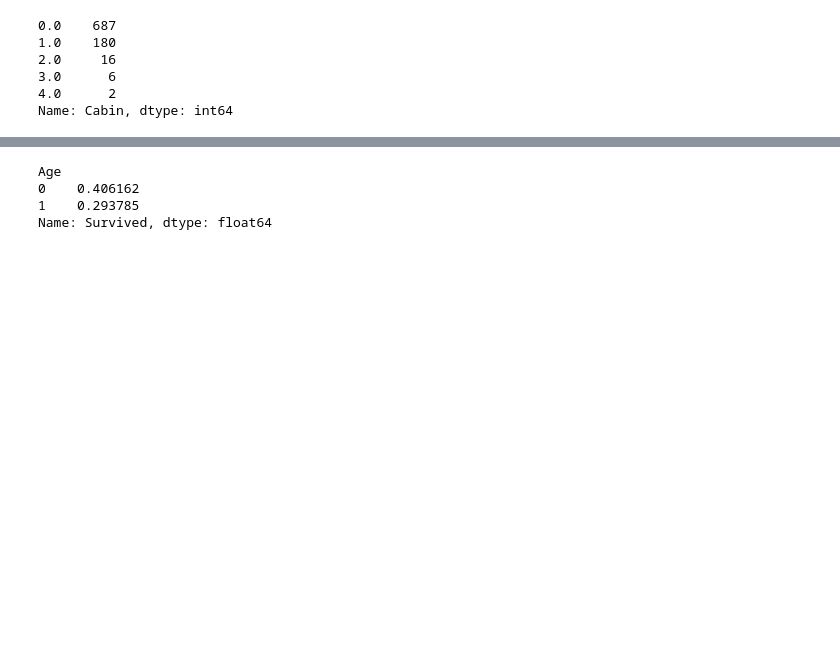
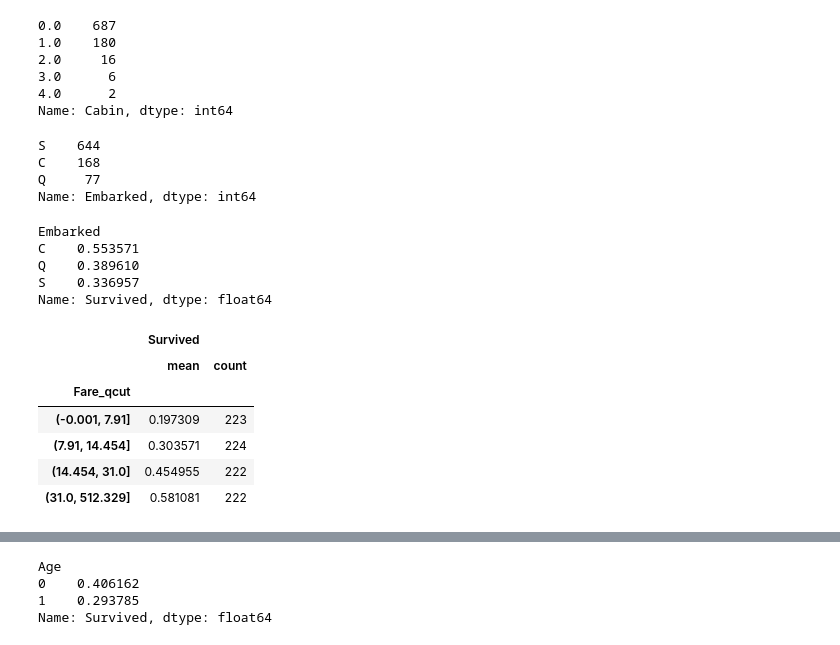
Before and after one commit to rishabhjaintr/kaggle-titanic, a Jupyter notebook: analysis.ipynb, the cells around one changed output, grey strips where cells are left out. Cells and saved outputs as stored; diff of their text form; code cells hidden in the pictures; blank space fills up the shorter version.

```diff
--- a/analysis.ipynb
+++ b/analysis.ipynb
@@ -77,0 +79,17 @@ class NullBinaryTransformer(sk.base.BaseEstimator, sk.base.TransformerMixin):
+# %%
+# we will come back to Age, let's see Embarked
+train['Embarked'].value_counts()
+# %% [output]
+S    644
+C    168
+Q     77
+Name: Embarked, dtype: int64
+# %%
+# what is survival rate?
+train.groupby('Embarked')['Survived'].mean()
+# %% [output]
+Embarked
+C    0.553571
+Q    0.389610
+S    0.336957
+Name: Survived, dtype: float64
@@ -77,0 +110,12 @@ class NullBinaryTransformer(sk.base.BaseEstimator, sk.base.TransformerMixin):
+# %%
+# Fare - what about in population cuts?
+train['Fare_qcut'], fare_qcut_bins = pd.qcut(train['Fare'], 4, retbins=True)
+train.groupby('Fare_qcut').agg({'Survived': ['mean', 'count']})
+# %% [output]
+|  | Survived |  |
+|  | mean | count |
+| Fare_qcut |  |  |
+| (-0.001, 7.91] | 0.197309 | 223 |
+| (7.91, 14.454] | 0.303571 | 224 |
+| (14.454, 31.0] | 0.454955 | 222 |
+| (31.0, 512.329] | 0.581081 | 222 |
```
Also changed, not shown: parts of 31 cells of this notebook.
